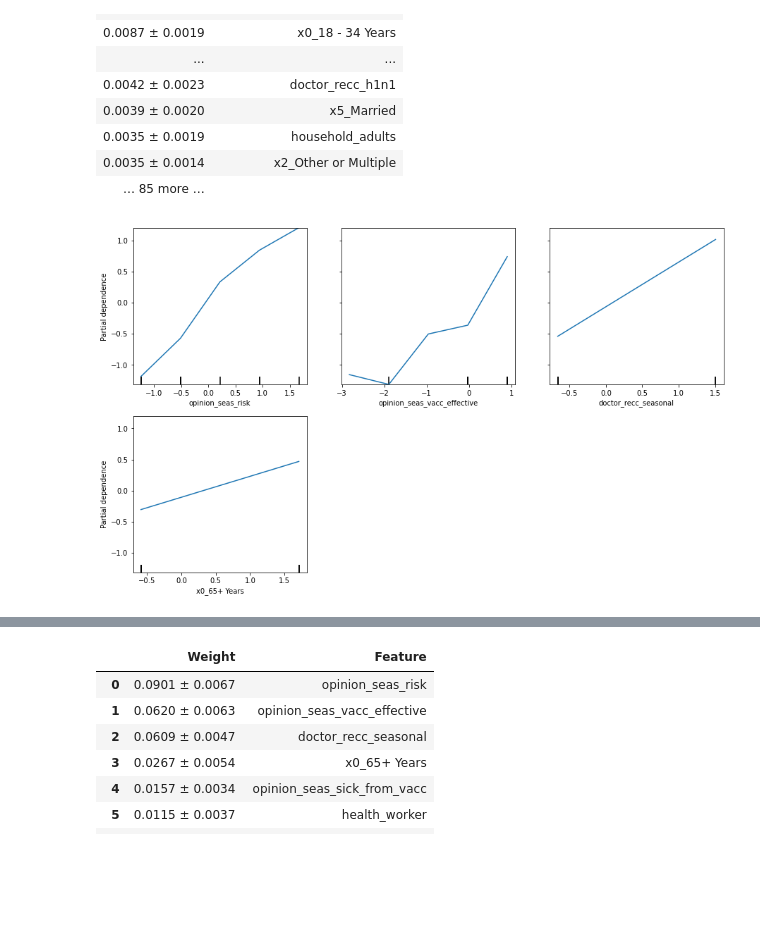
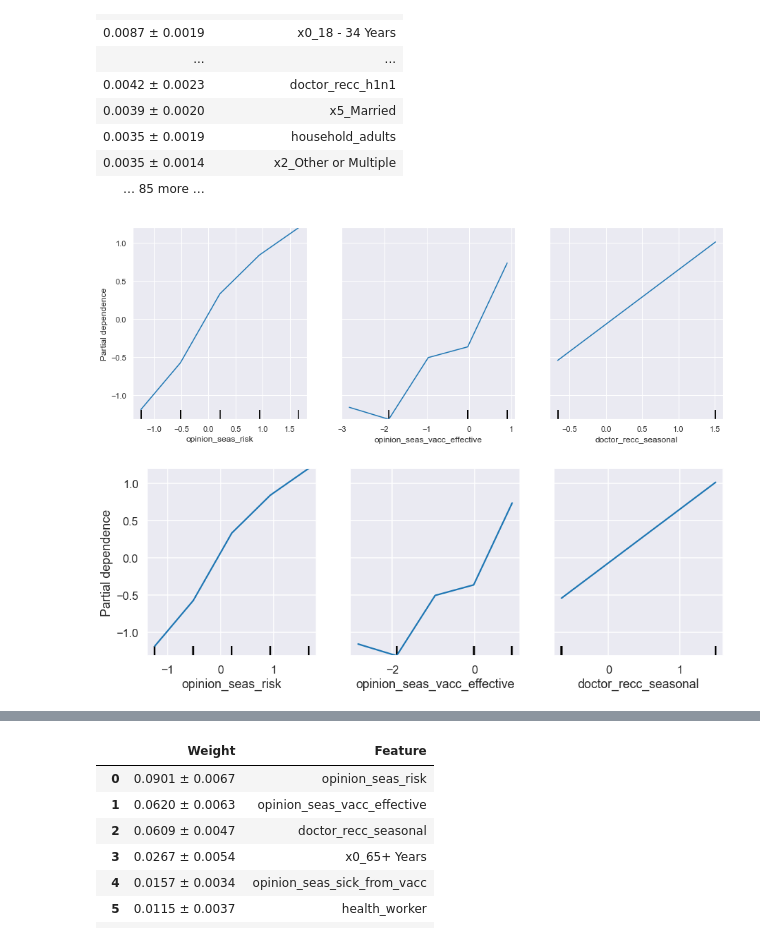
Before and after one commit to jeffbeech/Flu-Shot-Learning, a Jupyter notebook: jeff.ipynb, the cells around one changed output, grey strips where cells are left out. Drawn from its saved outputs; the diff is of its cells as text; code cells hidden in the pictures; blank space fills up the shorter version.

```diff
--- a/jeff.ipynb
+++ b/jeff.ipynb
@@ -1230,6 +1231,6 @@ AUROC for seasonal flu:     0.8616409823477551
 # %% [output]
 8486978789996429.0
 # %%
-svm_1_ssnl = SVC(kernel='linear', probability = True)
-svm_1_ssnl.fit(X_train_scaled, y_train_h1n1)
+svm_1_ssnl = SVC(kernel='linear', C=1, gamma=0.001)
+svm_1_ssnl.fit(X_train_scaled, y_train_ssnl)
 # %% [output]
@@ -1280,9 +1288,22 @@ eli5.show_weights(perm, feature_names = X_test_scaled.columns.tolist())
 # %%
 from sklearn.inspection import plot_partial_dependence
-
-plot_partial_dependence(best_hgb, X_test_scaled,['opinion_seas_risk','opinion_seas_vacc_effective','doctor_recc_seasonal', 'x0_65+ Years'])
+import seaborn as sns
+sns.set_style('darkgrid')
+sns.set_context("notebook")
+plot_partial_dependence(best_hgb, X_test_scaled,['opinion_seas_risk','opinion_seas_vacc_effective','doctor_recc_seasonal'])
 plt.savefig('data/partial_dependency_chart_ssnl.jpg', dpi=300, bbox_inches='tight')
 fig = plt.gcf()
-fig.set_size_inches(15,9)
+fig.set_size_inches(15,5)
 # %% [output]
-[figure, old version]
+[figure, new version]
+# %%
+from sklearn.inspection import plot_partial_dependence
+import seaborn as sns
+sns.set_style('darkgrid')
+sns.set_context("talk")
+plot_partial_dependence(best_hgb, X_test_scaled,['opinion_seas_risk','opinion_seas_vacc_effective','doctor_recc_seasonal'])
+plt.savefig('data/partial_dependency_chart_ssnl.jpg', dpi=300, bbox_inches='tight')
+fig = plt.gcf()
+fig.set_size_inches(15,5)
+# %% [output]
+[figure, added]
```
Also changed, not shown: parts of 7 cells of this notebook.
